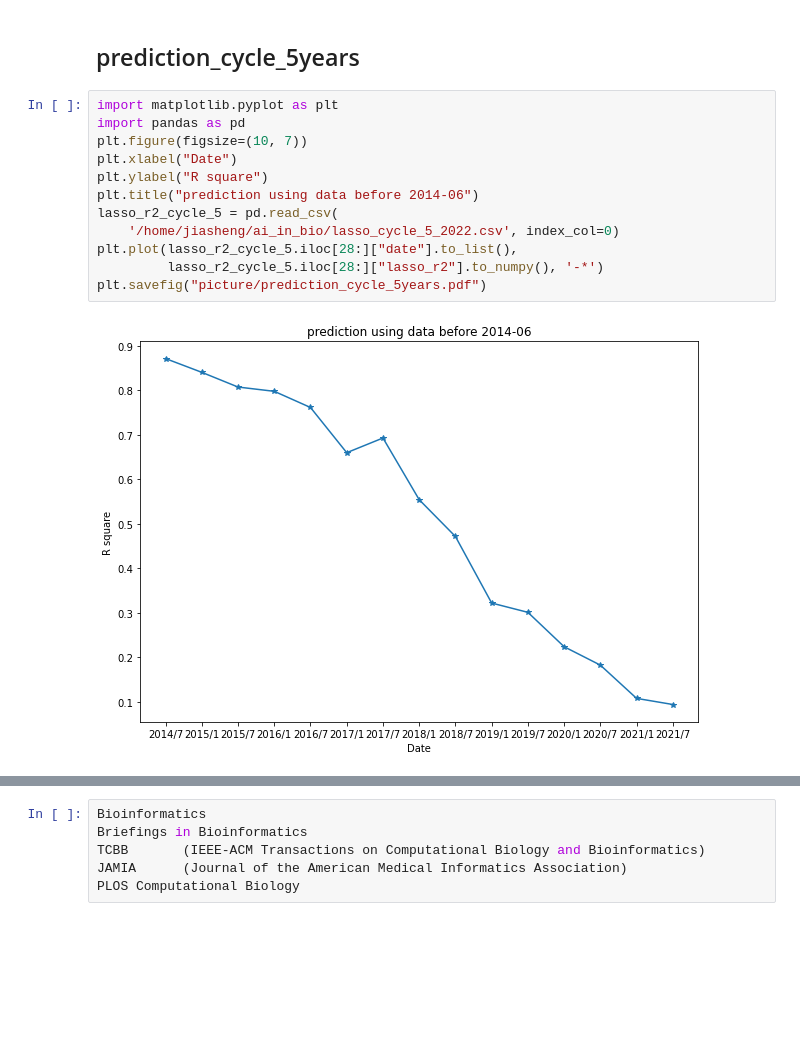
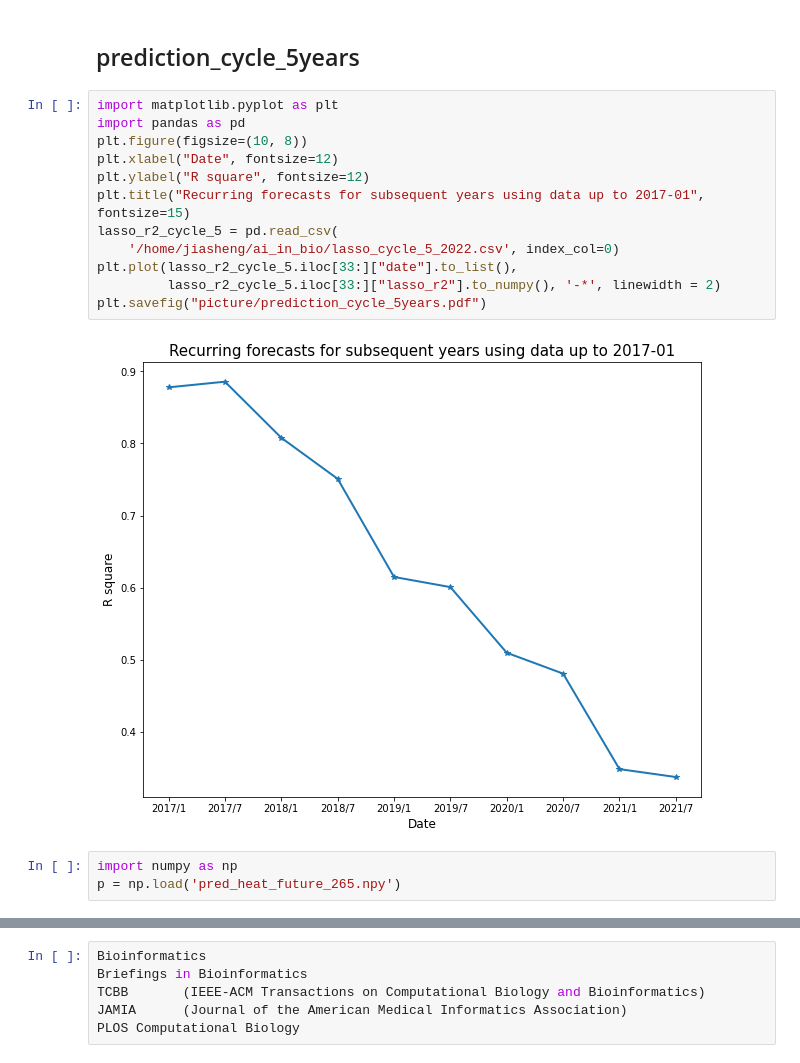
Before and after one commit to jiashenggu/ai_in_bio, a Jupyter notebook: pubmed_figure_2022.ipynb, the cells around one changed output, grey strips where cells are left out. Saved outputs shown, nothing was run; the diff lists cells and outputs as text; blank space fills up the shorter version.

```diff
--- a/pubmed_figure_2022.ipynb
+++ b/pubmed_figure_2022.ipynb
@@ -195,14 +243,17 @@ plt.savefig("picture/Variance_keyword_prediction.pdf")
 # %%
 import matplotlib.pyplot as plt
 import pandas as pd
-plt.figure(figsize=(10, 7))
-plt.xlabel("Date")
-plt.ylabel("R square")
-plt.title("prediction using data before 2014-06")
+plt.figure(figsize=(10, 8))
+plt.xlabel("Date", fontsize=12)
+plt.ylabel("R square", fontsize=12)
+plt.title("Recurring forecasts for subsequent years using data up to 2017-01", fontsize=15)
 lasso_r2_cycle_5 = pd.read_csv(
     '/home/jiasheng/ai_in_bio/lasso_cycle_5_2022.csv', index_col=0)
-plt.plot(lasso_r2_cycle_5.iloc[28:]["date"].to_list(),
-         lasso_r2_cycle_5.iloc[28:]["lasso_r2"].to_numpy(), '-*')
+plt.plot(lasso_r2_cycle_5.iloc[33:]["date"].to_list(),
+         lasso_r2_cycle_5.iloc[33:]["lasso_r2"].to_numpy(), '-*', linewidth = 2)
 plt.savefig("picture/prediction_cycle_5years.pdf")
 # %% [output]
-[figure, old version]
+[figure, new version]
+# %%
+import numpy as np
+p = np.load('pred_heat_future_265.npy')
```
Also changed, not shown: parts of 13 cells of this notebook, 30 other files.
